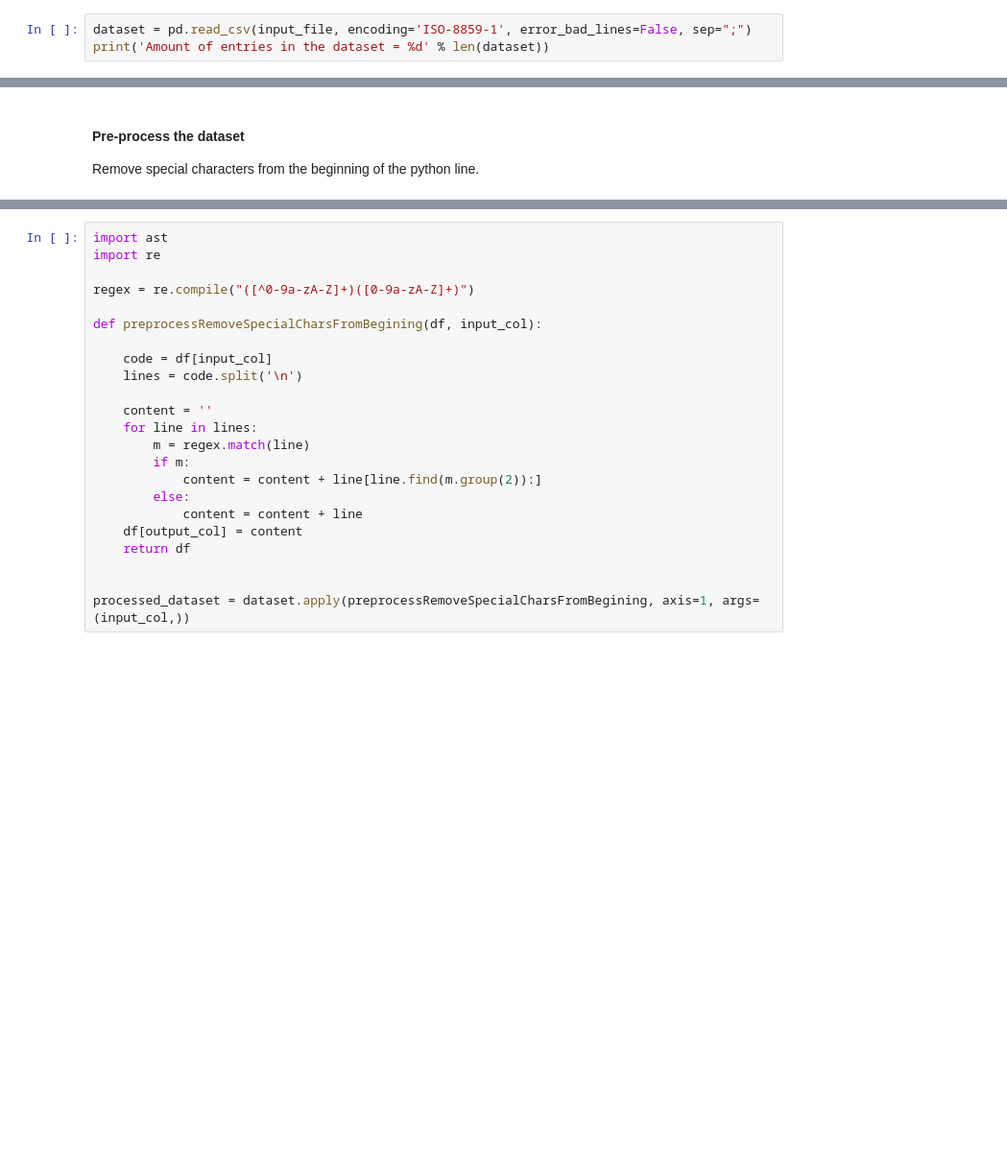
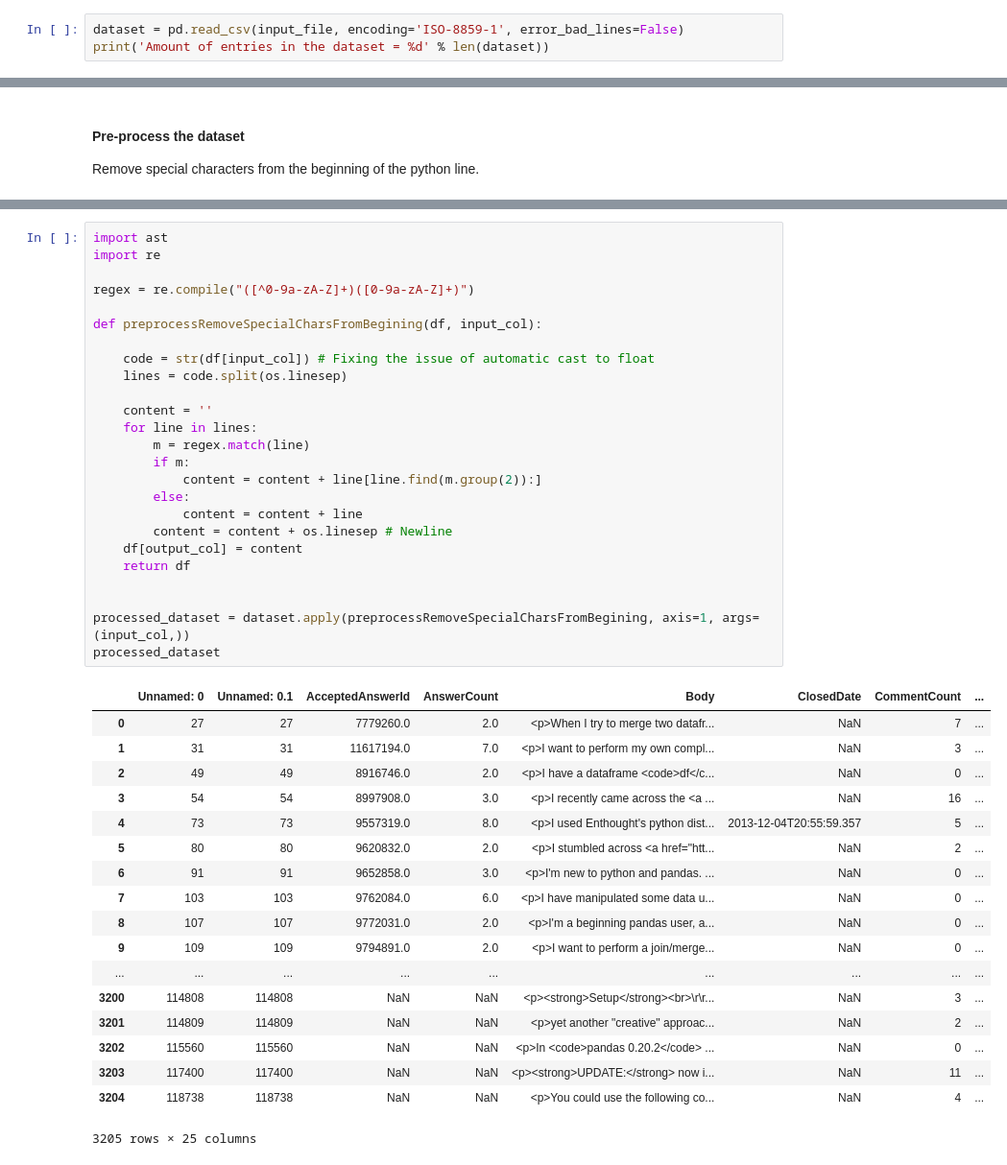
Before and after one commit to DiegoEliasCosta/snippet-optimization, a Jupyter notebook: code/data-preprocess/code-preprocess-specialchars.ipynb, the cells around one changed output, grey strips where cells are left out. Shown: that part at 96% size. Drawn from its saved outputs; the diff is of its cells as text; blank space fills up the shorter version.

Commit message:
Normalizing the code preprocessing + Fixing several bugs

```diff
--- a/code/data-preprocess/code-preprocess-specialchars.ipynb
+++ b/code/data-preprocess/code-preprocess-specialchars.ipynb
@@ -29,7 +29,7 @@ output_col = pars.get('output_col')
 # input_col = 'Code'
 # output_col = 'ProcessedCode'
 # %%
-dataset = pd.read_csv(input_file, encoding='ISO-8859-1', error_bad_lines=False, sep=";")
+dataset = pd.read_csv(input_file, encoding='ISO-8859-1', error_bad_lines=False)
 print('Amount of entries in the dataset = %d' % len(dataset))
 # %% [output]
 Amount of entries in the dataset = 3205
@@ -40,24 +50,45 @@ Remove special characters from the beginning of the python line.
 # %%
 import ast
 import re
 
 regex = re.compile("([^0-9a-zA-Z]+)([0-9a-zA-Z]+)")
 
 def preprocessRemoveSpecialCharsFromBegining(df, input_col):
 
-    code = df[input_col]
-    lines = code.split('\n')
+    code = str(df[input_col]) # Fixing the issue of automatic cast to float
+    lines = code.split(os.linesep)
 
     content = ''
     for line in lines:
         m = regex.match(line)
         if m:
             content = content + line[line.find(m.group(2)):]
         else:
             content = content + line
+        content = content + os.linesep # Newline
     df[output_col] = content
     return df
 
 
 processed_dataset = dataset.apply(preprocessRemoveSpecialCharsFromBegining, axis=1, args=(input_col,))
+processed_dataset
+# %% [output]
+|  | Unnamed: 0 | Unnamed: 0.1 | AcceptedAnswerId | AnswerCount | Body | ClosedDate | CommentCount | ... |
+| 0 | 27 | 27 | 7779260.0 | 2.0 | <p>When I try to merge two datafr... | NaN | 7 | ... |
+| 1 | 31 | 31 | 11617194.0 | 7.0 | <p>I want to perform my own compl... | NaN | 3 | ... |
+| 2 | 49 | 49 | 8916746.0 | 2.0 | <p>I have a dataframe <code>df</c... | NaN | 0 | ... |
+| 3 | 54 | 54 | 8997908.0 | 3.0 | <p>I recently came across the <a ... | NaN | 16 | ... |
+| 4 | 73 | 73 | 9557319.0 | 8.0 | <p>I used Enthought's python dist... | 2013-12-04T20:55:59.357 | 5 | ... |
+| 5 | 80 | 80 | 9620832.0 | 2.0 | <p>I stumbled across <a href="htt... | NaN | 2 | ... |
+| 6 | 91 | 91 | 9652858.0 | 3.0 | <p>I'm new to python and pandas. ... | NaN | 0 | ... |
+| 7 | 103 | 103 | 9762084.0 | 6.0 | <p>I have manipulated some data u... | NaN | 0 | ... |
+| 8 | 107 | 107 | 9772031.0 | 2.0 | <p>I'm a beginning pandas user, a... | NaN | 0 | ... |
+| 9 | 109 | 109 | 9794891.0 | 2.0 | <p>I want to perform a join/merge... | NaN | 0 | ... |
+| ... | ... | ... | ... | ... | ... | ... | ... | ... |
+| 3200 | 114808 | 114808 | NaN | NaN | <p><strong>Setup</strong><br>\r\r... | NaN | 3 | ... |
+| 3201 | 114809 | 114809 | NaN | NaN | <p>yet another "creative" approac... | NaN | 2 | ... |
+| 3202 | 115560 | 115560 | NaN | NaN | <p>In <code>pandas 0.20.2</code> ... | NaN | 0 | ... |
+| 3203 | 117400 | 117400 | NaN | NaN | <p><strong>UPDATE:</strong> now i... | NaN | 11 | ... |
+| 3204 | 118738 | 118738 | NaN | NaN | <p>You could use the following co... | NaN | 4 | ... |
+3205 rows × 25 columns
 # %%
```
Also changed, not shown: parts of 2 cells of this notebook, 6 other files.
